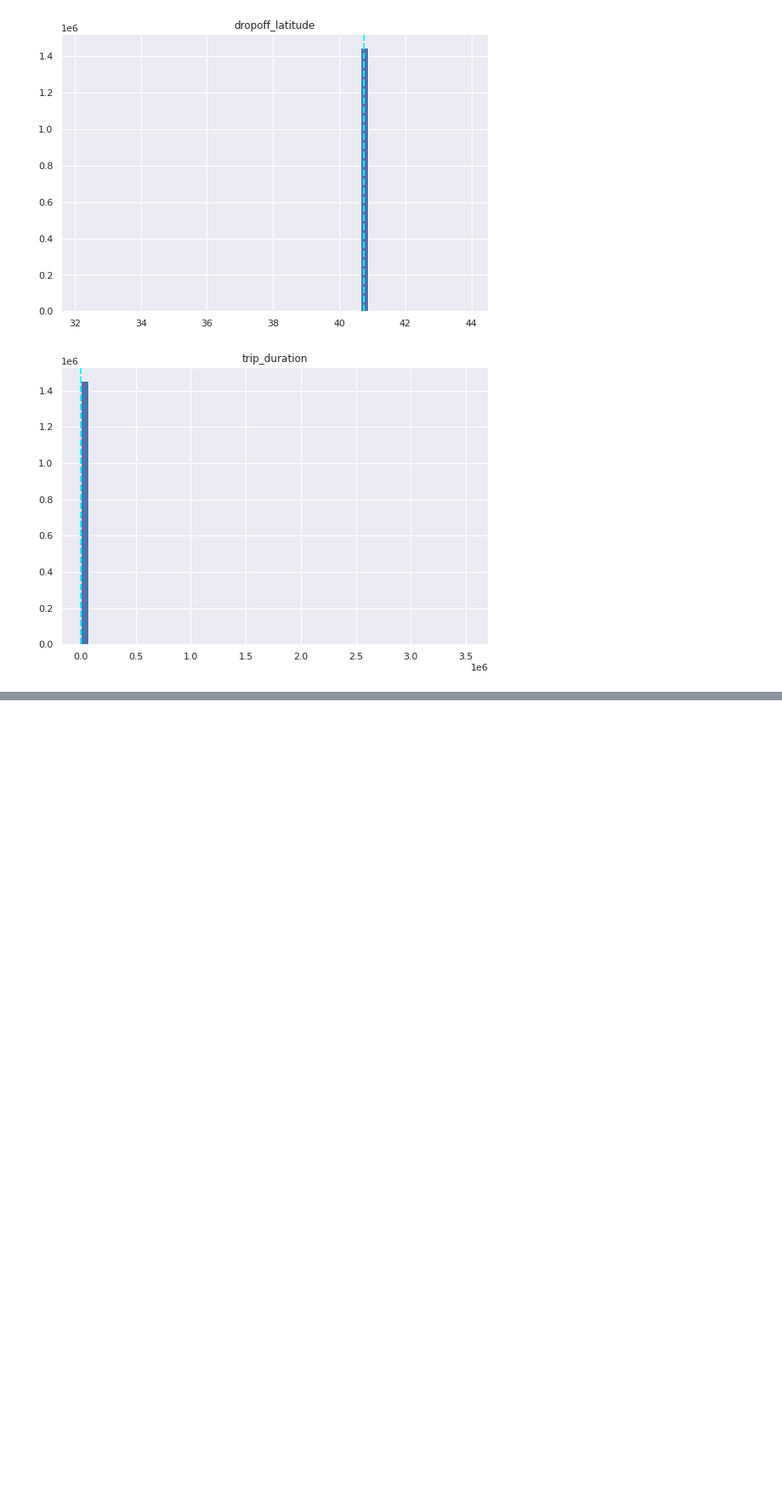
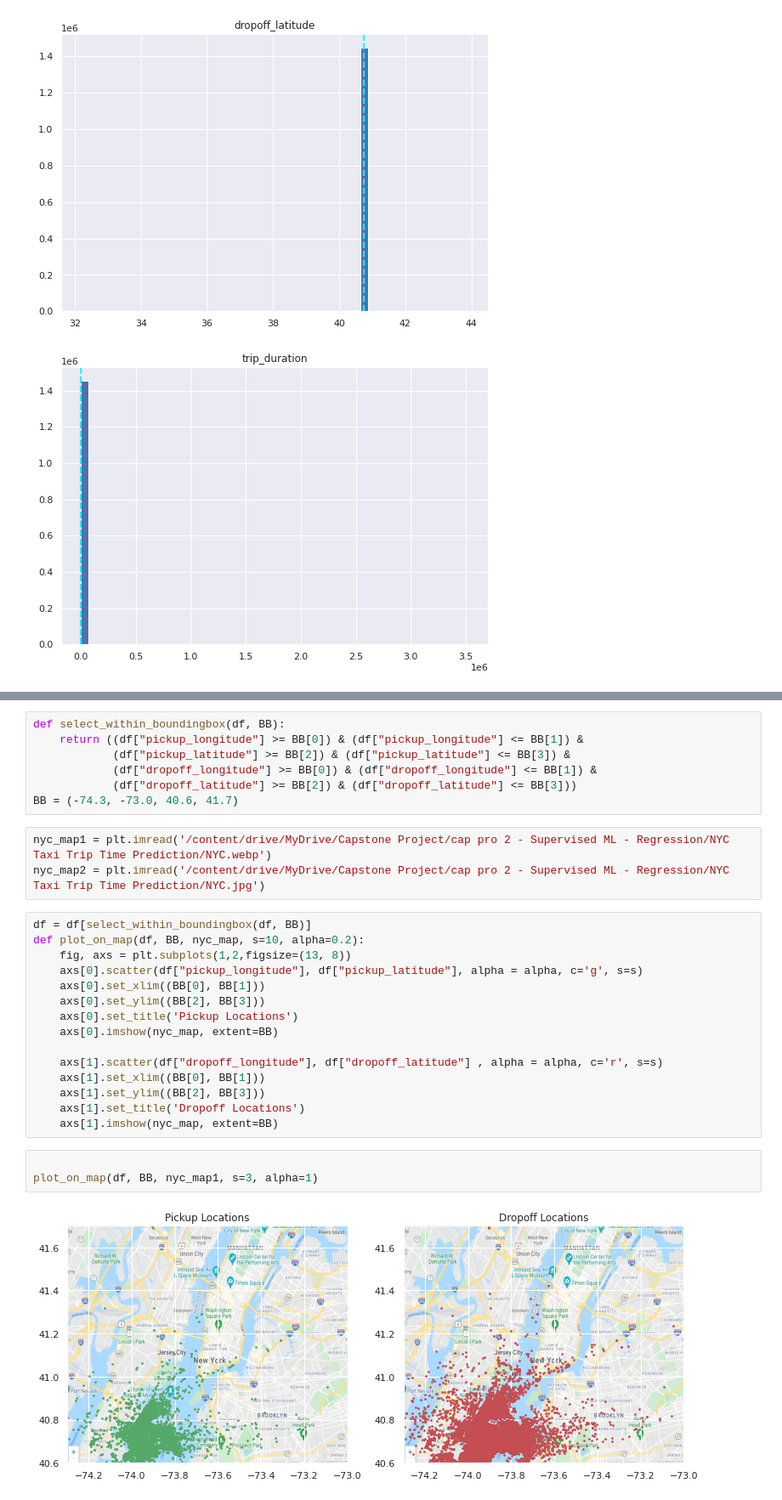
Before and after one commit to UthamanA/NYC-Taxi-trip-time-Prediction---capstone-project, a Jupyter notebook: NYC_Taxi_Trip_Time_Prediction_Capstone_Project.ipynb, the cells around one changed output, grey strips where cells are left out. Shown at 85% size. Drawn from its saved outputs; the diff is of its cells as text; blank space fills up the shorter version.

```diff
--- a/NYC_Taxi_Trip_Time_Prediction_Capstone_Project.ipynb
+++ b/NYC_Taxi_Trip_Time_Prediction_Capstone_Project.ipynb
@@ -290,0 +336,30 @@ plt.show()
+# %%
+def select_within_boundingbox(df, BB):
+    return ((df["pickup_longitude"] >= BB[0]) & (df["pickup_longitude"] <= BB[1]) &
+            (df["pickup_latitude"] >= BB[2]) & (df["pickup_latitude"] <= BB[3]) &
+            (df["dropoff_longitude"] >= BB[0]) & (df["dropoff_longitude"] <= BB[1]) &
+            (df["dropoff_latitude"] >= BB[2]) & (df["dropoff_latitude"] <= BB[3]))
+BB = (-74.3, -73.0, 40.6, 41.7)
+# %%
+nyc_map1 = plt.imread('/content/drive/MyDrive/Capstone Project/cap pro 2 - Supervised ML - Regression/NYC Taxi Trip Time Prediction/NYC.webp')
+nyc_map2 = plt.imread('/content/drive/MyDrive/Capstone Project/cap pro 2 - Supervised ML - Regression/NYC Taxi Trip Time Prediction/NYC.jpg')
+# %%
+df = df[select_within_boundingbox(df, BB)]
+def plot_on_map(df, BB, nyc_map, s=10, alpha=0.2):
+    fig, axs = plt.subplots(1,2,figsize=(13, 8))
+    axs[0].scatter(df["pickup_longitude"], df["pickup_latitude"], alpha = alpha, c='g', s=s)
+    axs[0].set_xlim((BB[0], BB[1]))
+    axs[0].set_ylim((BB[2], BB[3]))
+    axs[0].set_title('Pickup Locations')
+    axs[0].imshow(nyc_map, extent=BB)
+
+    axs[1].scatter(df["dropoff_longitude"], df["dropoff_latitude"] , alpha = alpha, c='r', s=s)
+    axs[1].set_xlim((BB[0], BB[1]))
+    axs[1].set_ylim((BB[2], BB[3]))
+    axs[1].set_title('Dropoff Locations')
+    axs[1].imshow(nyc_map, extent=BB)
+# %%
+
+plot_on_map(df, BB, nyc_map1, s=3, alpha=1)
+# %% [output]
+[figure, added]
```
Also changed, not shown: parts of 21 cells of this notebook.
